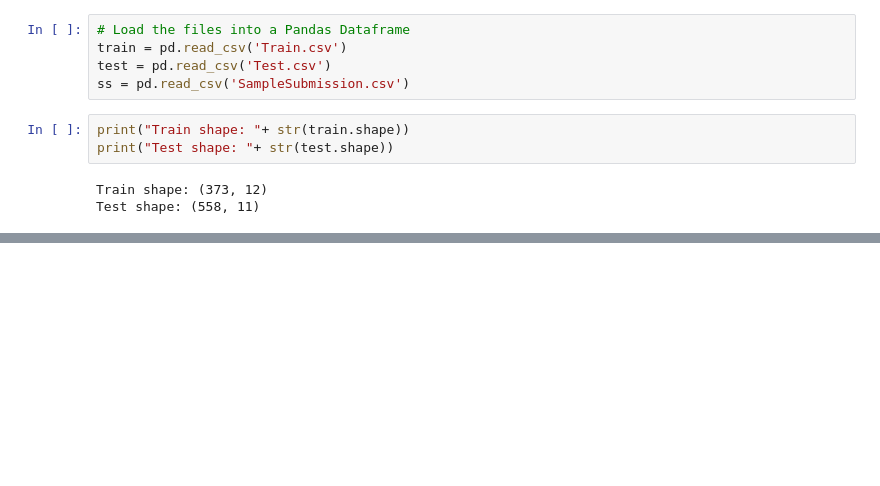
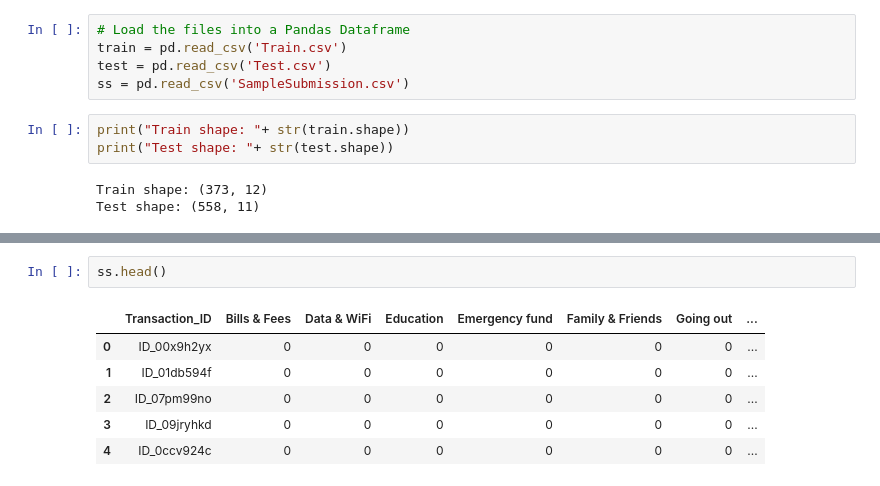
Before and after one commit to simiel/Alvin-Prediction-Zindi, a Jupyter notebook: Solution.ipynb, the cells around one changed output, grey strips where cells are left out. Drawn from its saved outputs; the diff is of its cells as text; blank space fills up the shorter version.

```diff
--- a/Solution.ipynb
+++ b/Solution.ipynb
@@ -48,0 +194,9 @@ test.head()
+# %%
+ss.head()
+# %% [output]
+|  | Transaction_ID | Bills & Fees | Data & WiFi | Education | Emergency fund | Family & Friends | Going out | ... |
+| 0 | ID_00x9h2yx | 0 | 0 | 0 | 0 | 0 | 0 | ... |
+| 1 | ID_01db594f | 0 | 0 | 0 | 0 | 0 | 0 | ... |
+| 2 | ID_07pm99no | 0 | 0 | 0 | 0 | 0 | 0 | ... |
+| 3 | ID_09jryhkd | 0 | 0 | 0 | 0 | 0 | 0 | ... |
+| 4 | ID_0ccv924c | 0 | 0 | 0 | 0 | 0 | 0 | ... |
```
Also changed, not shown: parts of 29 cells of this notebook, 2 other files.
